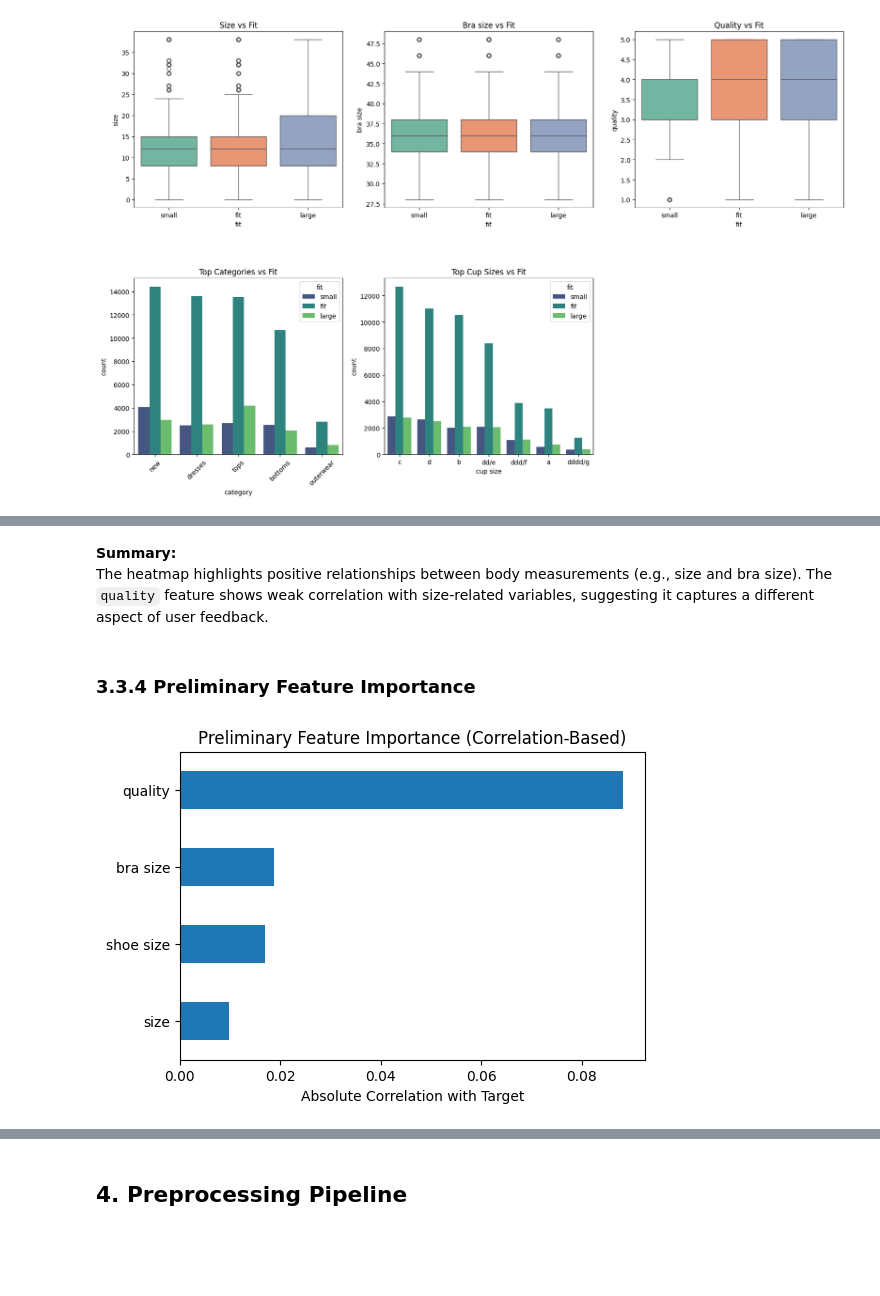
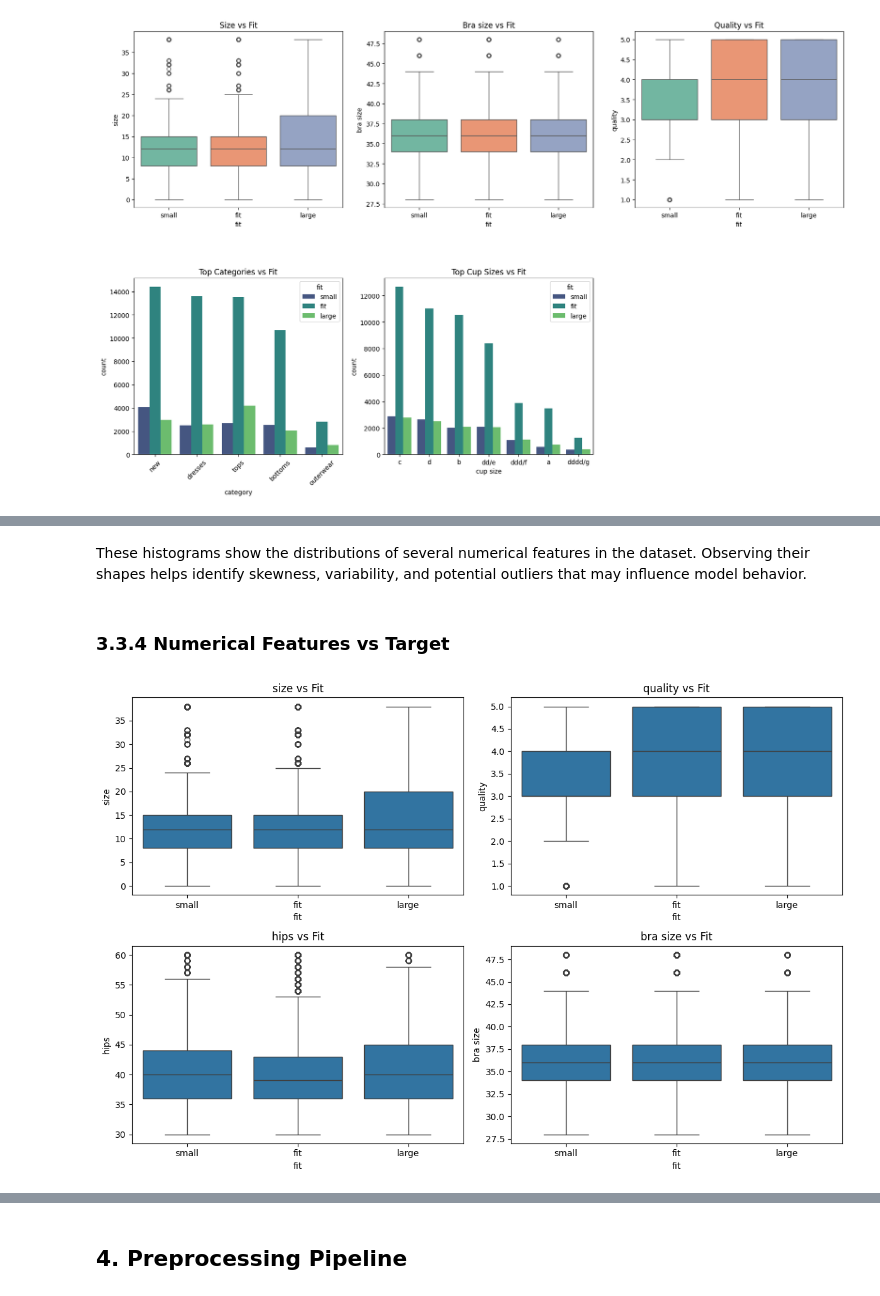
Before and after one commit to alameer515/SWE485-Project-Group10, a Jupyter notebook: Phase1_Data_Exploration.ipynb, the cells around one changed output, grey strips where cells are left out. Saved outputs shown, nothing was run; the diff lists cells and outputs as text; code cells hidden in the pictures; blank space fills up the shorter version.

```diff
--- a/Phase1_Data_Exploration.ipynb
+++ b/Phase1_Data_Exploration.ipynb
@@ -281,6 +283,12 @@ Handling missing data properly is essential to ensure reliable model performance
 # %%
-plt.figure(figsize=(8,6))
-sns.heatmap(correlation_matrix, annot=True, cmap='coolwarm')
-plt.title("Correlation Heatmap of Numerical Features")
+num_features = ["size","quality","hips","bra size"]
+
+fig, axes = plt.subplots(2,2,figsize=(12,8))
+
+for i,col in enumerate(num_features):
+    sns.histplot(df[col], kde=True, ax=axes[i//2,i%2])
+    axes[i//2,i%2].set_title(f"Distribution of {col}")
+
+plt.tight_layout()
 plt.show()
 # %% [output]
@@ -288,32 +296,18 @@ plt.show()
 # %% [markdown]
-**Summary:**
-The heatmap highlights positive relationships between body measurements
-(e.g., size and bra size). The `quality` feature shows weak correlation
-with size-related variables, suggesting it captures a different aspect
-of user feedback.
+These histograms show the distributions of several numerical features in the dataset. Observing their shapes helps identify skewness, variability, and potential outliers that may influence model behavior.
 # %% [markdown]
-### 3.3.4 Preliminary Feature Importance
+### 3.3.4  Numerical Features vs Target
 # %%
+num_features = ["size","quality","hips","bra size"]
 
-num_features = ['size', 'bra size', 'quality', 'shoe size']
-num_features = [col for col in num_features if col in df.columns]
+fig, axes = plt.subplots(2,2,figsize=(12,8))
 
+for i,col in enumerate(num_features):
+    sns.boxplot(data=df, x="fit", y=col, ax=axes[i//2,i%2])
+    axes[i//2,i%2].set_title(f"{col} vs Fit")
 
-temp_df = df[['fit'] + num_features].dropna().copy()
-
-
-fit_mapping = {'small': 0, 'fit': 1, 'large': 2}
-temp_df['fit_encoded'] = temp_df['fit'].map(fit_mapping)
-
-
-importance = temp_df[num_features].corrwith(temp_df['fit_encoded']).abs().sort_values()
-
-
-plt.figure(figsize=(6,4))
-importance.plot(kind='barh')
-plt.title("Preliminary Feature Importance (Correlation-Based)")
-plt.xlabel("Absolute Correlation with Target")
+plt.tight_layout()
 plt.show()
 # %% [output]
-[figure, old version]
+[figure, new version]
 # %% [markdown]
```
Also changed, not shown: parts of 19 cells of this notebook.
